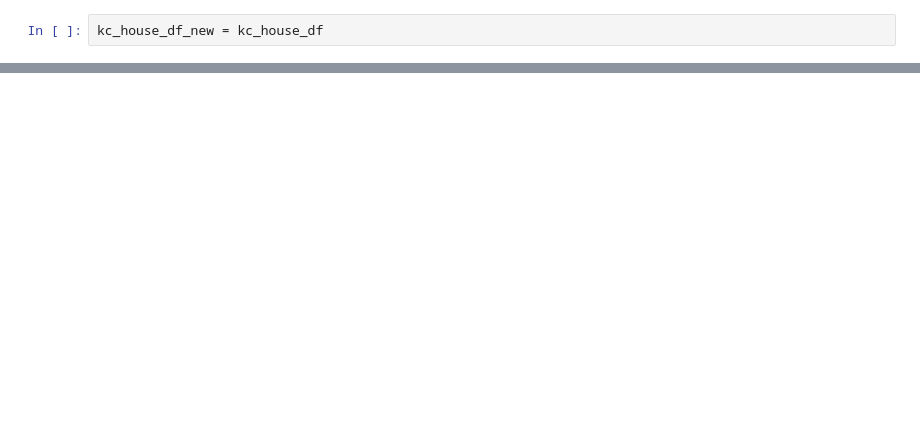
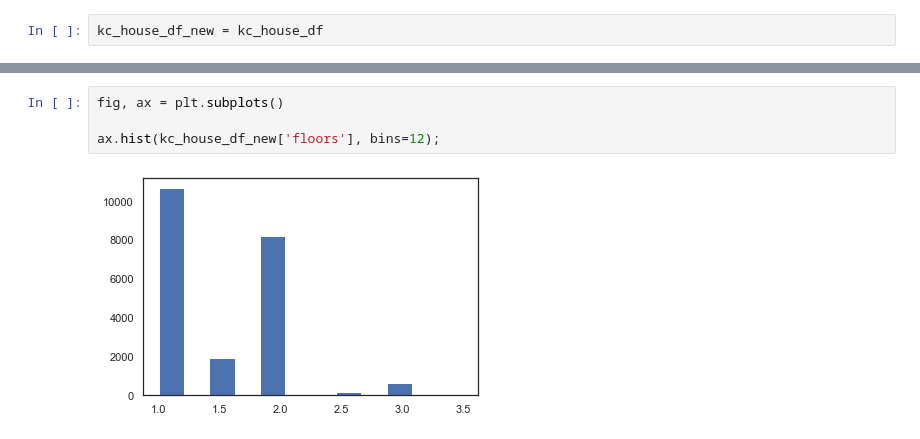
Before and after one commit to dameeech/Phase2_House_Project, a Jupyter notebook: Phase2_Road_Map.ipynb, the cells around one changed output, grey strips where cells are left out. Drawn from its saved outputs; the diff is of its cells as text; blank space fills up the shorter version.

```diff
--- a/Phase2_Road_Map.ipynb
+++ b/Phase2_Road_Map.ipynb
@@ -135,0 +228,6 @@ sns.heatmap(corr, mask=mask, cmap=cmap, center=0,
+# %%
+fig, ax = plt.subplots()
+
+ax.hist(kc_house_df_new['floors'], bins=12);
+# %% [output]
+[figure, added]
```
Also changed, not shown: parts of 29 cells of this notebook, 1 other file.
